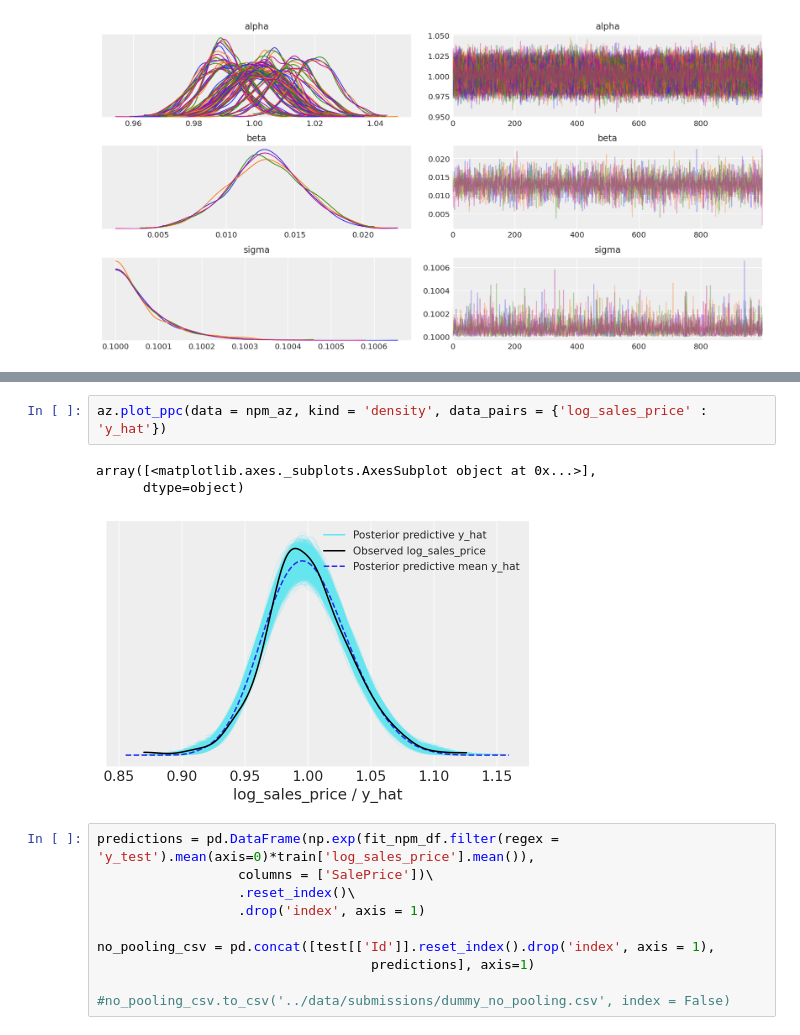
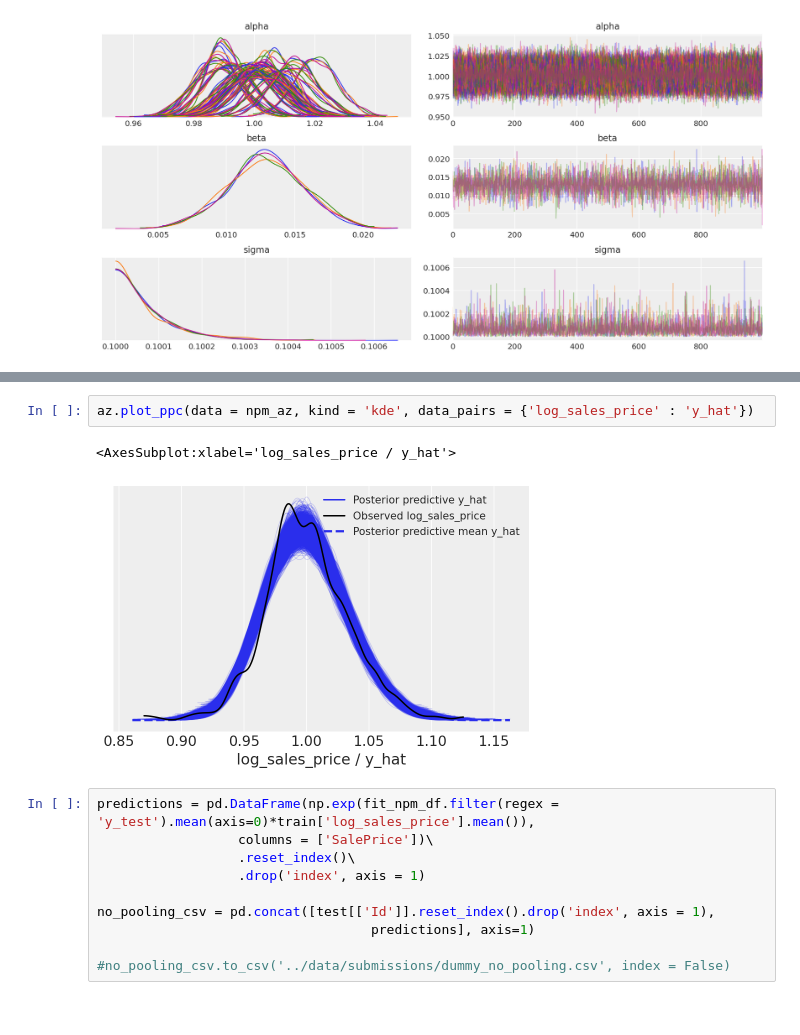
Before and after one commit to bennywee/house_prices_kaggle, a Jupyter notebook: notebooks/modelling_notebooks/dummy_variable_model.ipynb, the cells around one changed output, grey strips where cells are left out. Drawn from its saved outputs; the diff is of its cells as text.

```diff
--- a/notebooks/modelling_notebooks/dummy_variable_model.ipynb
+++ b/notebooks/modelling_notebooks/dummy_variable_model.ipynb
@@ -209,9 +199,8 @@ train['log_sales_price_std'].plot.kde(legend = False,
 # %%
-az.plot_ppc(data = npm_az, kind = 'density', data_pairs = {'log_sales_price' : 'y_hat'})
+az.plot_ppc(data = npm_az, kind = 'kde', data_pairs = {'log_sales_price' : 'y_hat'})
 # %% [output]
-array([<matplotlib.axes._subplots.AxesSubplot object at 0x...>],
-      dtype=object)
+<AxesSubplot:xlabel='log_sales_price / y_hat'>
-[figure, old version]
+[figure, new version]
 # %%
 predictions = pd.DataFrame(np.exp(fit_npm_df.filter(regex = 'y_test').mean(axis=0)*train['log_sales_price'].mean()),
                   columns = ['SalePrice'])\
```
Also changed, not shown: parts of 8 cells of this notebook, 1 other file.
